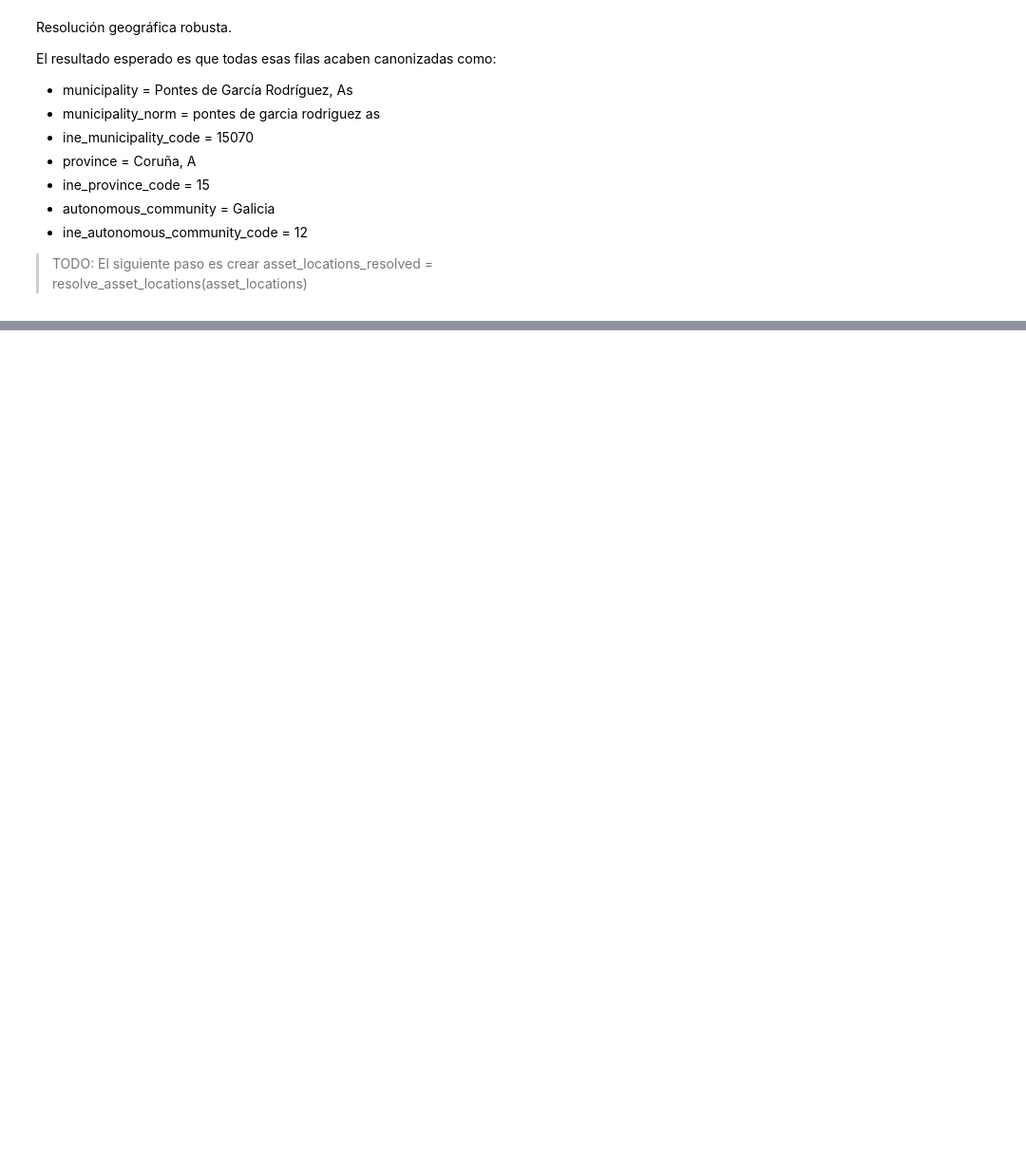
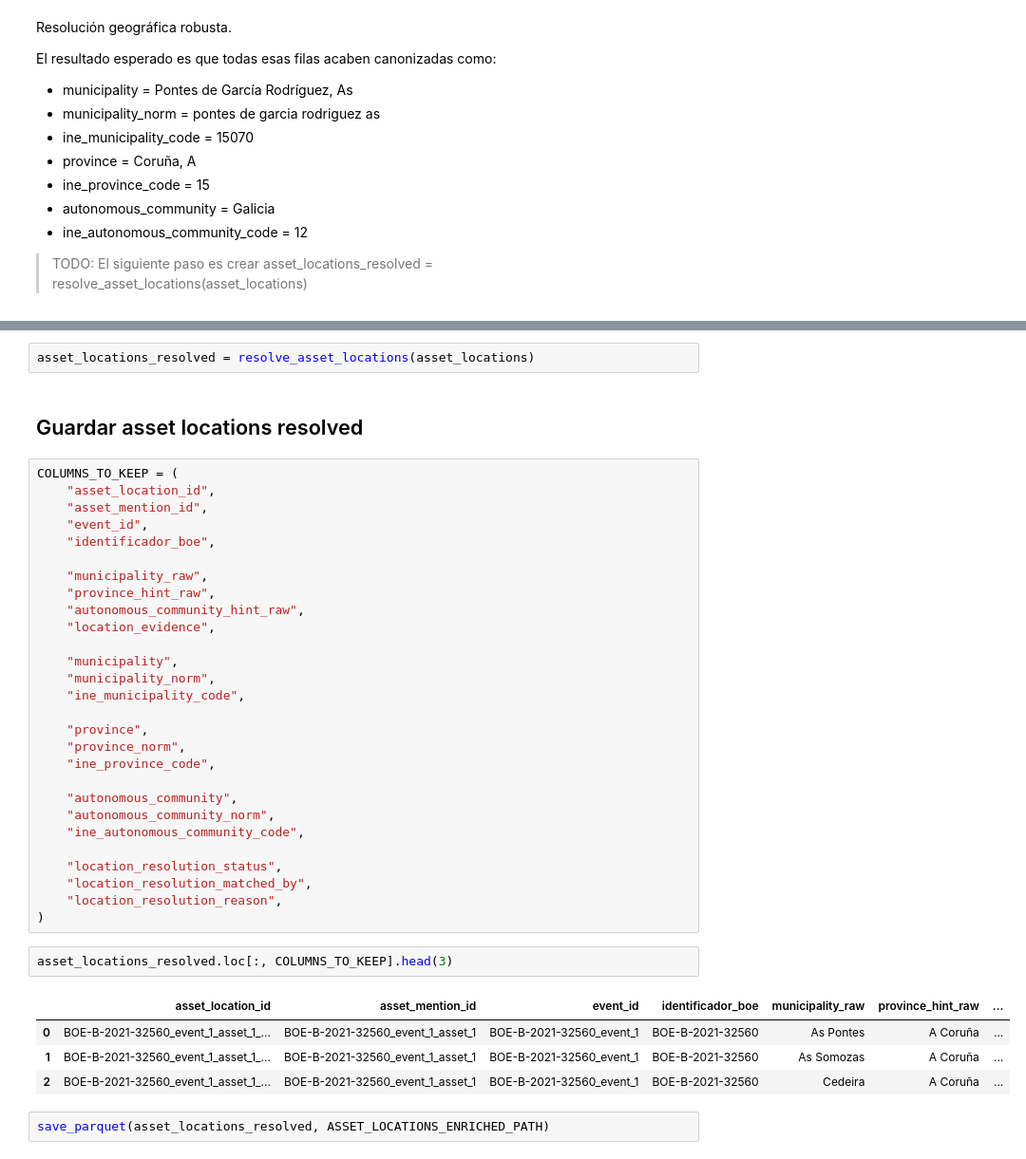
Before and after one commit to bererei/tfm-renewables-permitting-tracker, a Jupyter notebook: notebooks/08_resolver_localizaciones_determinista.ipynb, the cells around one changed output, grey strips where cells are left out. Shown at 95% size. Drawn from its saved outputs; the diff is of its cells as text; blank space fills up the shorter version.

```diff
--- a/notebooks/08_resolver_localizaciones_determinista.ipynb
+++ b/notebooks/08_resolver_localizaciones_determinista.ipynb
@@ -91,0 +427,41 @@ El resultado esperado es que todas esas filas acaben canonizadas como:
+# %%
+asset_locations_resolved = resolve_asset_locations(asset_locations)
+# %% [markdown]
+## Guardar asset locations resolved
+# %%
+COLUMNS_TO_KEEP = (
+    "asset_location_id",
+    "asset_mention_id",
+    "event_id",
+    "identificador_boe",
+
+    "municipality_raw",
+    "province_hint_raw",
+    "autonomous_community_hint_raw",
+    "location_evidence",
+
+    "municipality",
+    "municipality_norm",
+    "ine_municipality_code",
+
+    "province",
+    "province_norm",
+    "ine_province_code",
+
+    "autonomous_community",
+    "autonomous_community_norm",
+    "ine_autonomous_community_code",
+
+    "location_resolution_status",
+    "location_resolution_matched_by",
+    "location_resolution_reason",
+)
+# %%
+asset_locations_resolved.loc[:, COLUMNS_TO_KEEP].head(3)
+# %% [output]
+|  | asset_location_id | asset_mention_id | event_id | identificador_boe | municipality_raw | province_hint_raw | ... |
+| 0 | BOE-B-2021-32560_event_1_asset_1_... | BOE-B-2021-32560_event_1_asset_1 | BOE-B-2021-32560_event_1 | BOE-B-2021-32560 | As Pontes | A Coruña | ... |
+| 1 | BOE-B-2021-32560_event_1_asset_1_... | BOE-B-2021-32560_event_1_asset_1 | BOE-B-2021-32560_event_1 | BOE-B-2021-32560 | As Somozas | A Coruña | ... |
+| 2 | BOE-B-2021-32560_event_1_asset_1_... | BOE-B-2021-32560_event_1_asset_1 | BOE-B-2021-32560_event_1 | BOE-B-2021-32560 | Cedeira | A Coruña | ... |
+# %%
+save_parquet(asset_locations_resolved, ASSET_LOCATIONS_ENRICHED_PATH)
```
Also changed, not shown: parts of 23 cells of this notebook.
